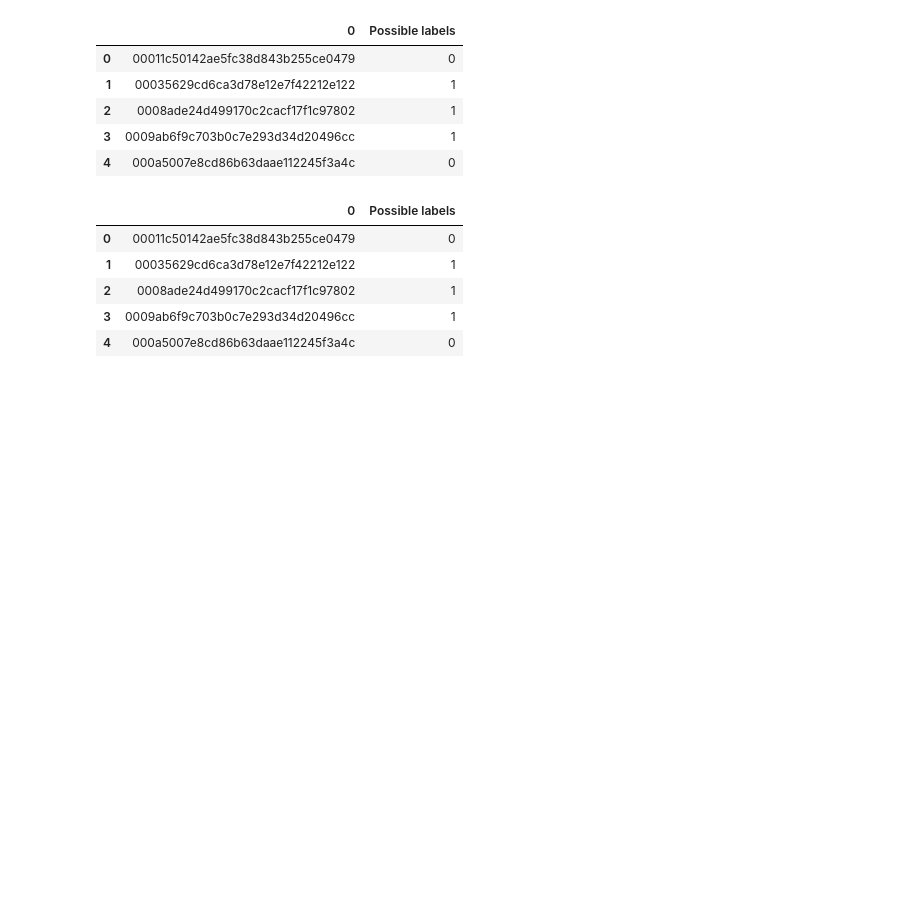
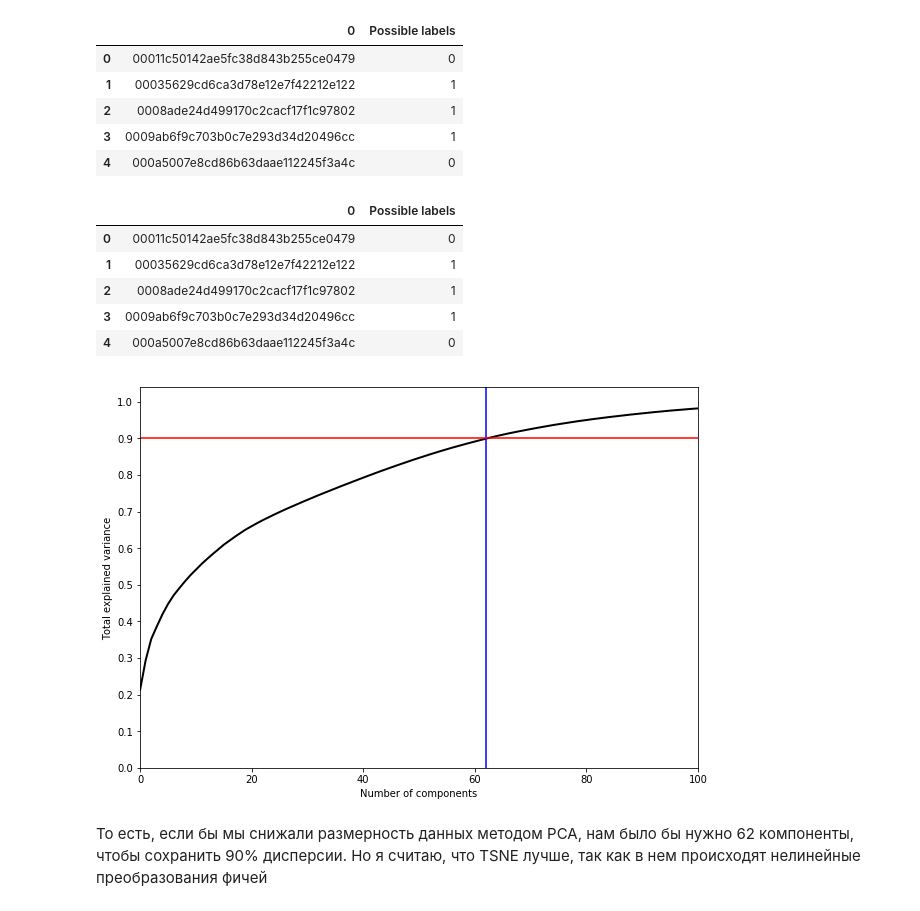
Before and after one commit to BassKot/AF, a Jupyter notebook: Test.ipynb, the cells around one changed output. Cells and saved outputs as stored; diff of their text form; code cells hidden in the pictures; blank space fills up the shorter version.

```diff
--- a/Test.ipynb
+++ b/Test.ipynb
@@ -380,3 +381,19 @@ res.head()
 | 2 | 0008ade24d499170c2cacf17f1c97802 | 1 |
 | 3 | 0009ab6f9c703b0c7e293d34d20496cc | 1 |
 | 4 | 000a5007e8cd86b63daae112245f3a4c | 0 |
+# %%
+pca_1 = PCA().fit(X_scaled)
+
+plt.figure(figsize=(10,7))
+plt.plot(np.cumsum(pca_1.explained_variance_ratio_), color='k', lw=2)
+plt.xlabel('Number of components')
+plt.ylabel('Total explained variance')
+plt.xlim(0, 100)
+plt.yticks(np.arange(0, 1.1, 0.1))
+plt.axvline(62, c='b')
+plt.axhline(0.9, c='r')
+plt.show();
+# %% [output]
+[figure, added]
+# %% [markdown]
+То есть, если бы мы снижали размерность данных методом PCA, нам было бы нужно 62 компоненты, чтобы сохранить 90% дисперсии. Но я считаю, что TSNE лучше, так как в нем происходят нелинейные преобразования фичей
```
Also changed, not shown: parts of 10 cells of this notebook.
